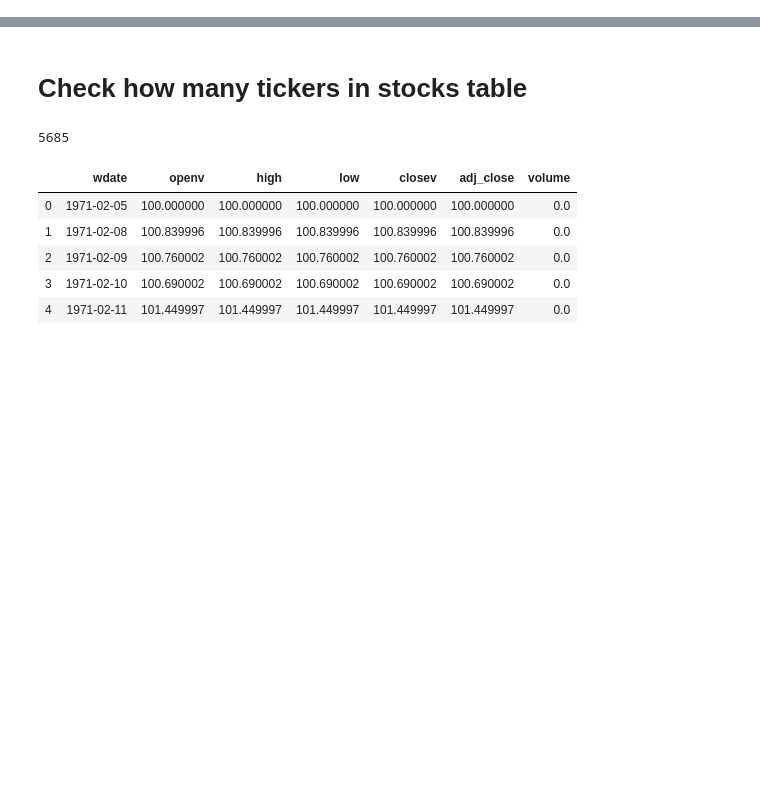
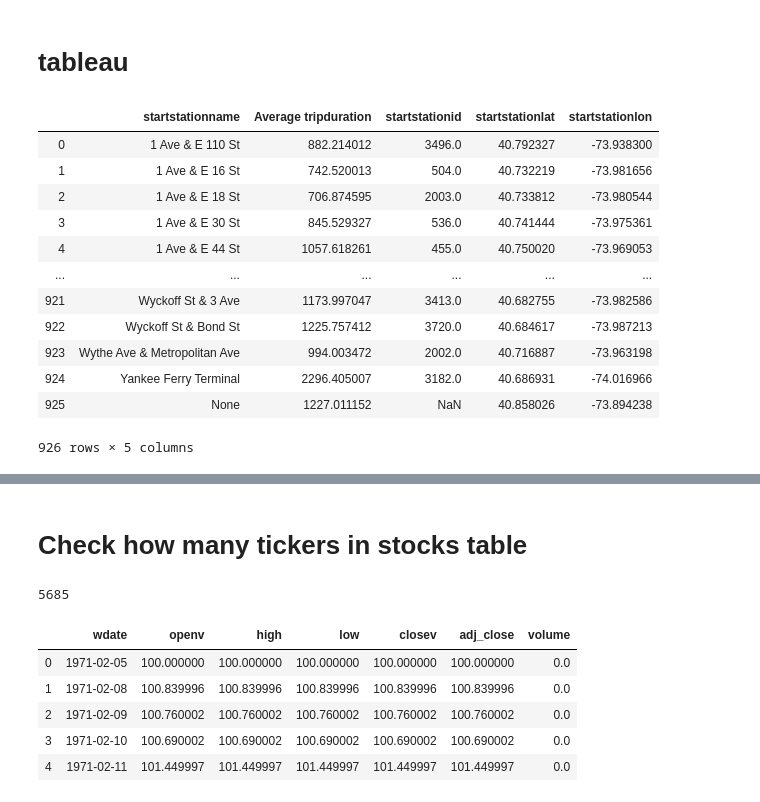
Before and after one commit to sliwet/tableau, a Jupyter notebook: tableau.ipynb, the cells around one changed output, grey strips where cells are left out. Drawn from its saved outputs; the diff is of its cells as text; code cells hidden in the pictures; blank space fills up the shorter version.

```diff
--- a/tableau.ipynb
+++ b/tableau.ipynb
@@ -3,3 +38,5 @@
+# %% [markdown]
+# tableau
 # %%
 import numpy as np
 import pandas as pd
@@ -15,5 +52,29 @@ import datetime as dt
 import matplotlib.pyplot as plt
 import matplotlib.dates as mdates
 # %%
-engine = create_engine('postgresql://postgres:postgres@localhost:5432/ltsp')
+engine = create_engine('postgresql://postgres:postgres@localhost:5432/nycbike')
 connection = engine.connect()
+# %%
+startstations = pd.read_sql_query('SELECT startstationname,\
+AVG(tripduration) AS \"Average tripduration\", \
+AVG(startstationid) AS \"startstationid\", \
+AVG(startstationlat) AS \"startstationlat\", \
+AVG(startstationlon) AS \"startstationlon\" \
+FROM nycbike GROUP BY startstationname'\
+                             ,connection)
+# %%
+startstations
+# %% [output]
+|  | startstationname | Average tripduration | startstationid | startstationlat | startstationlon |
+| 0 | 1 Ave & E 110 St | 882.214012 | 3496.0 | 40.792327 | -73.938300 |
+| 1 | 1 Ave & E 16 St | 742.520013 | 504.0 | 40.732219 | -73.981656 |
+| 2 | 1 Ave & E 18 St | 706.874595 | 2003.0 | 40.733812 | -73.980544 |
+| 3 | 1 Ave & E 30 St | 845.529327 | 536.0 | 40.741444 | -73.975361 |
+| 4 | 1 Ave & E 44 St | 1057.618261 | 455.0 | 40.750020 | -73.969053 |
+| ... | ... | ... | ... | ... | ... |
+| 921 | Wyckoff St & 3 Ave | 1173.997047 | 3413.0 | 40.682755 | -73.982586 |
+| 922 | Wyckoff St & Bond St | 1225.757412 | 3720.0 | 40.684617 | -73.987213 |
+| 923 | Wythe Ave & Metropolitan Ave | 994.003472 | 2002.0 | 40.716887 | -73.963198 |
+| 924 | Yankee Ferry Terminal | 2296.405007 | 3182.0 | 40.686931 | -74.016966 |
+| 925 | None | 1227.011152 | NaN | 40.858026 | -73.894238 |
+926 rows × 5 columns
```
Also changed, not shown: parts of 8 cells of this notebook.
